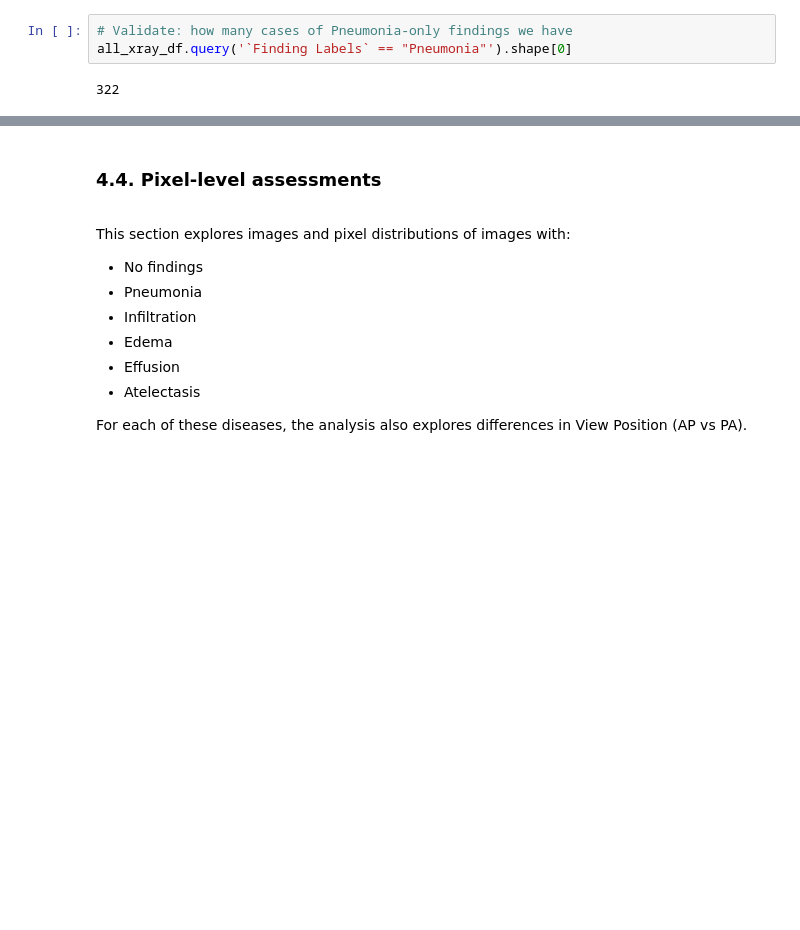
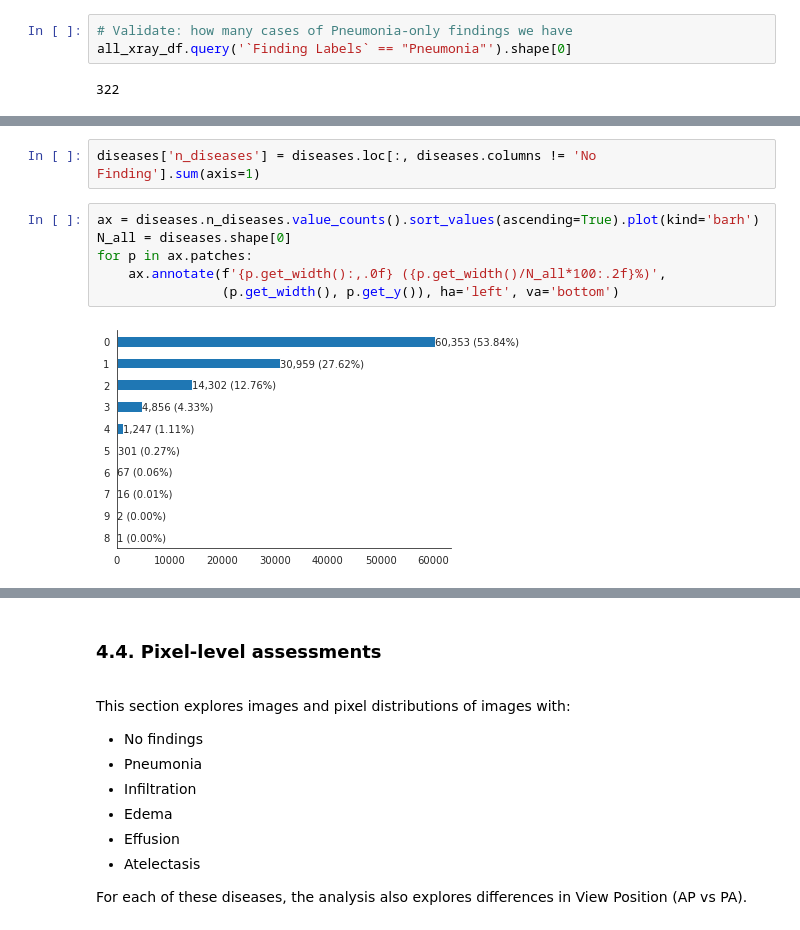
Before and after one commit to lmasello/pneumonia-detection-from-chest-x-rays, a Jupyter notebook: EDA.ipynb, the cells around one changed output, grey strips where cells are left out. Drawn from its saved outputs; the diff is of its cells as text; blank space fills up the shorter version.

```diff
--- a/EDA.ipynb
+++ b/EDA.ipynb
@@ -381,0 +408,10 @@ all_xray_df.query('`Finding Labels` == "Pneumonia"').shape[0]
+# %%
+diseases['n_diseases'] = diseases.loc[:, diseases.columns != 'No Finding'].sum(axis=1)
+# %%
+ax = diseases.n_diseases.value_counts().sort_values(ascending=True).plot(kind='barh')
+N_all = diseases.shape[0]
+for p in ax.patches:
+    ax.annotate(f'{p.get_width():,.0f} ({p.get_width()/N_all*100:.2f}%)',
+                (p.get_width(), p.get_y()), ha='left', va='bottom')
+# %% [output]
+[figure, added]
```
Also changed, not shown: parts of 19 cells of this notebook.
